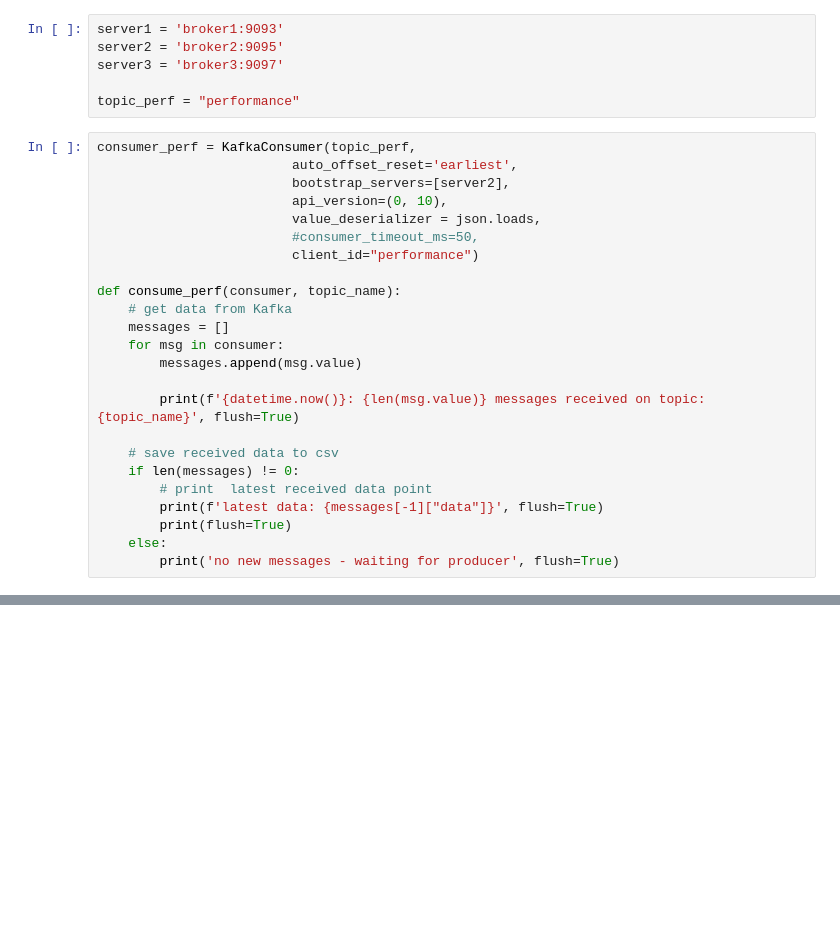
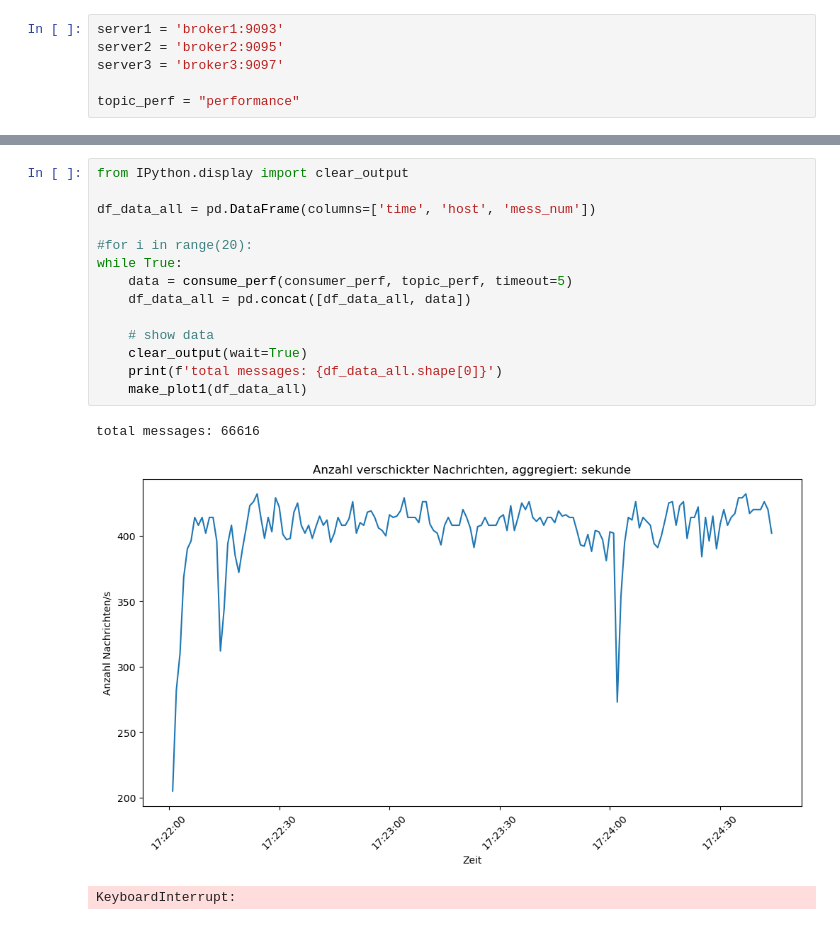
Before and after one commit to rootpi2203/hs22-mc1, a Jupyter notebook: images/image_consumer_performance/consum_performance.ipynb, the cells around one changed output, grey strips where cells are left out. Drawn from its saved outputs; the diff is of its cells as text; blank space fills up the shorter version.

Commit message:
Part 3: Performance Test A

```diff
--- a/images/image_consumer_performance/consum_performance.ipynb
+++ b/images/image_consumer_performance/consum_performance.ipynb
@@ -14,27 +19,3 @@ server2 = 'broker2:9095'
 server3 = 'broker3:9097'
 
 topic_perf = "performance"
-# %%
-consumer_perf = KafkaConsumer(topic_perf,
-                         auto_offset_reset='earliest',
-                         bootstrap_servers=[server2],
-                         api_version=(0, 10),
-                         value_deserializer = json.loads,
-                         #consumer_timeout_ms=50,
-                         client_id="performance")
-
-def consume_perf(consumer, topic_name):
-    # get data from Kafka
-    messages = []
-    for msg in consumer:
-        messages.append(msg.value)
-
-        print(f'{datetime.now()}: {len(msg.value)} messages received on topic: {topic_name}', flush=True)
-
-    # save received data to csv
-    if len(messages) != 0:
-        # print  latest received data point
-        print(f'latest data: {messages[-1]["data"]}', flush=True)
-        print(flush=True)
-    else:
-        print('no new messages - waiting for producer', flush=True)
@@ -42,0 +72,18 @@ consume_perf(consumer_perf, topic_perf)
+# %%
+from IPython.display import clear_output
+
+df_data_all = pd.DataFrame(columns=['time', 'host', 'mess_num'])
+
+#for i in range(20):
+while True:
+    data = consume_perf(consumer_perf, topic_perf, timeout=5)
+    df_data_all = pd.concat([df_data_all, data])
+
+    # show data
+    clear_output(wait=True)
+    print(f'total messages: {df_data_all.shape[0]}')
+    make_plot1(df_data_all)
+# %% [output]
+total messages: 66616
+[figure, added]
+KeyboardInterrupt:
```
Also changed, not shown: parts of 3 cells of this notebook, 3 other files.
